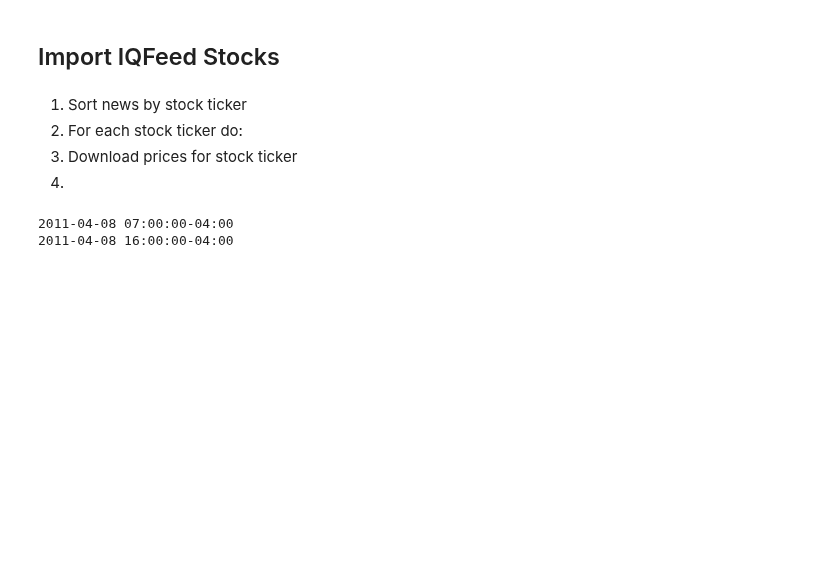
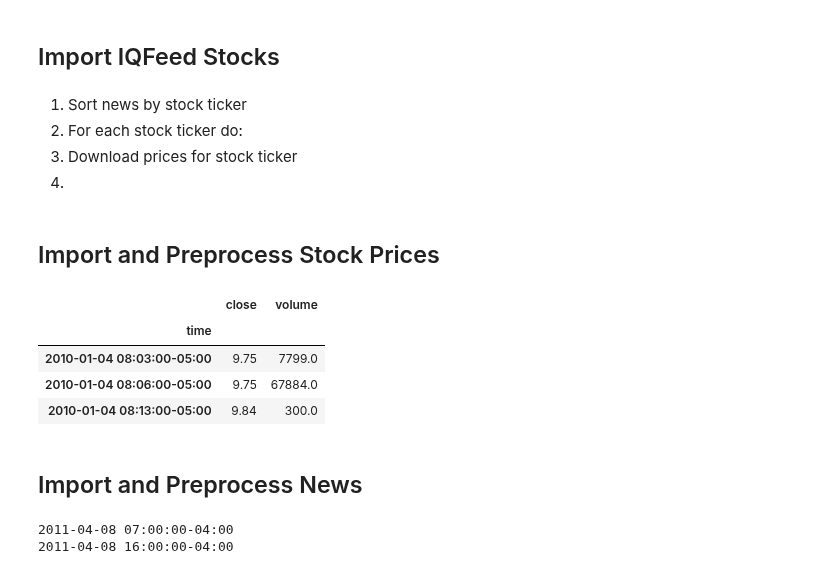
Before and after one commit to adrianbeer/LLM-News-Trading, a Jupyter notebook: src/preprocessing/data_merger.ipynb, the cells around one changed output. Drawn from its saved outputs; the diff is of its cells as text; code cells hidden in the pictures; blank space fills up the shorter version.

```diff
--- a/src/preprocessing/data_merger.ipynb
+++ b/src/preprocessing/data_merger.ipynb
@@ -21,2 +43,30 @@ ticker = "FITB"
+# %% [markdown]
+## Import and Preprocess Stock Prices
+# %%
+prices: pd.DataFrame = pd.read_parquet(f"D:/IQFeedData/{ticker}_1min.parquet", columns=["time", "close", "volume"])
+import pytz
+eastern = pytz.timezone('US/Eastern')
+prices.loc[:, "time"] = prices.loc[:, "time"].dt.tz_localize(None)
+prices.loc[:, "time"] = prices.loc[:, "time"].dt.tz_localize(eastern)
+prices.drop_duplicates(keep="first", inplace=True)
+prices.dropna(inplace=True)
+
+# Deals with duplicate rows which occurr when not all the digits for volume are
+# correctly entered, but only the first 1-3. So keep the largest.
+prices = prices.sort_values(["time", "volume"], ascending=[True, False])
+prices = prices.drop_duplicates(subset=["time"], keep="first")
+
+prices.set_index("time", inplace=True)
+prices.sort_index(ascending=True, inplace=True)
+assert prices.index.is_unique
+prices.head(3)
+# %% [output]
+|  | close | volume |
+| time |  |  |
+| 2010-01-04 08:03:00-05:00 | 9.75 | 7799.0 |
+| 2010-01-04 08:06:00-05:00 | 9.75 | 67884.0 |
+| 2010-01-04 08:13:00-05:00 | 9.84 | 300.0 |
+# %% [markdown]
+## Import and Preprocess News
 # %%
 df = pd.read_parquet("data/unraw2_bzg/data-5.parquet")
```
Also changed, not shown: parts of 18 cells of this notebook, 1 other file.
